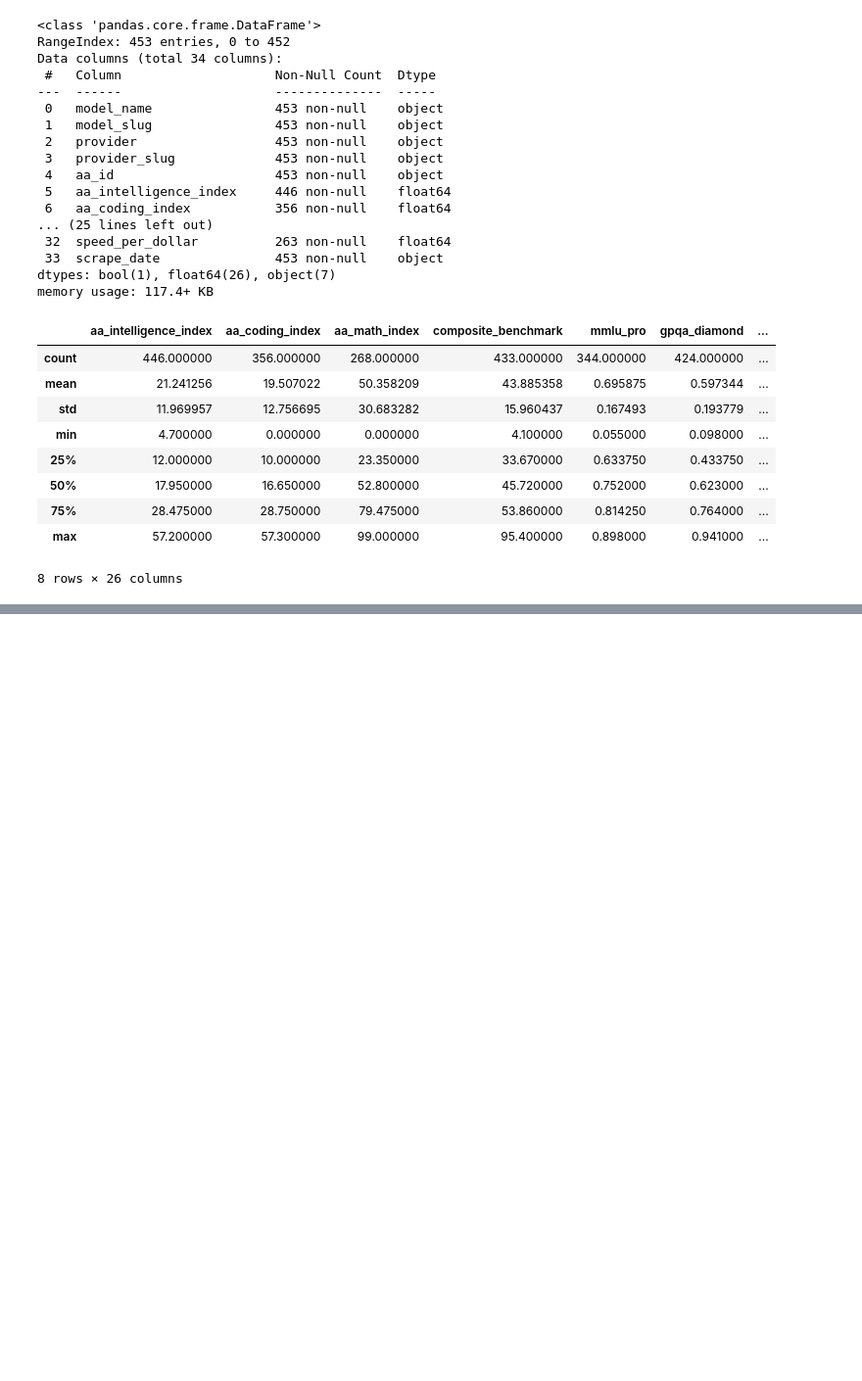
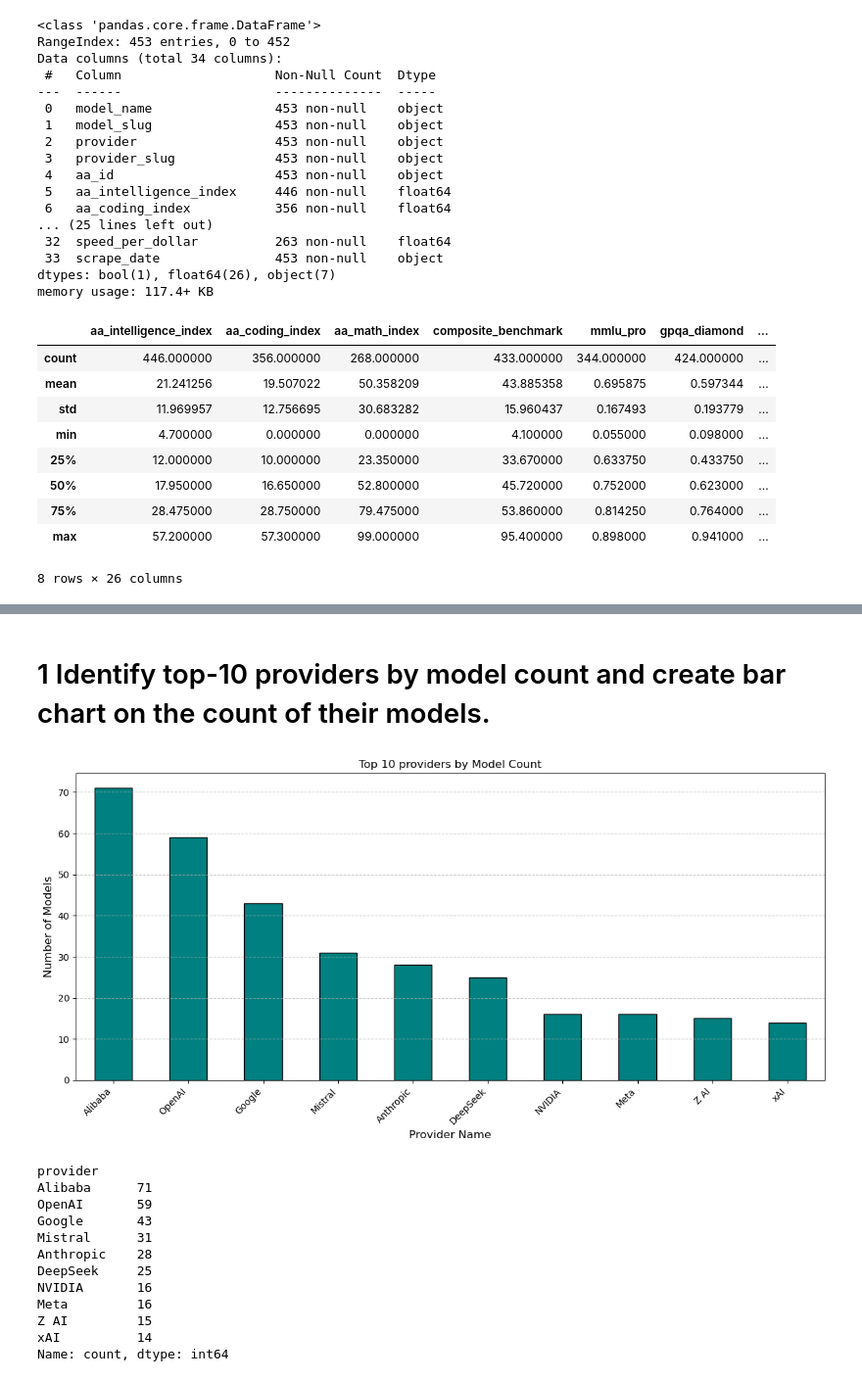
Before and after one commit to Dylan-Toriello/CS482Project, a Jupyter notebook: CS482_Project_data_cleaning.ipynb, the cells around one changed output, grey strips where cells are left out. Shown at 98% size. Drawn from its saved outputs; the diff is of its cells as text; code cells hidden in the pictures; blank space fills up the shorter version.

```diff
--- a/CS482_Project_data_cleaning.ipynb
+++ b/CS482_Project_data_cleaning.ipynb
@@ -76,3 +77,15 @@ df = df.drop(columns=['chatbot_arena_elo', 'arena_elo_ci95', 'arena_votes', 'elo
 # Convert release_year to integer and scrap date to datetime format
 df['release_year'] = df['release_year'].astype('Int64')
 df['scrape_date'] = pd.to_datetime(df['scrape_date'])
+# %%
+# scale raw benchmarks to match the intelligence_score scale of (0 - 100)
+raw_benchmarks = ['mmlu_pro', 'gpqa_diamond', 'humanitys_last_exam', 'livecodebench', 'scicode', 'math_500', 'aime_2025']
+
+for benchmark in raw_benchmarks:
+    df[benchmark] = df[benchmark] * 100
+
+#fill missing benchmark values with median so we can use in ML model
+raw_benchmarks = raw_benchmarks + ['aa_intelligence_index', 'aa_coding_index', 'composite_benchmark']
+
+for benchmark in raw_benchmarks:
+    df[benchmark] = df[benchmark].fillna(df[benchmark].median())
@@ -78,0 +112,33 @@ df['scrape_date'] = pd.to_datetime(df['scrape_date'])
+# %% [markdown]
+# 1 Identify top-10 providers by model count and create bar chart on the count of their models.
+# %%
+top10Providers = df['provider'].value_counts().head(10)
+
+# creation of barchart
+plt.figure(figsize=(12,6))
+top10Providers.plot(kind='bar',color='teal',edgecolor='black')
+
+plt.title('Top 10 providers by Model Count')
+plt.xlabel('Provider Name', fontsize=12)
+plt.ylabel('Number of Models', fontsize=12)
+plt.xticks(rotation=45, ha='right') # Rotate labels so they don't overlap
+plt.grid(axis='y', linestyle='--', alpha=0.7)
+
+plt.tight_layout()
+plt.show()
+
+print(top10Providers)
+# %% [output]
+[figure, added]
+provider
+Alibaba      71
+OpenAI       59
+Google       43
+Mistral      31
+Anthropic    28
+DeepSeek     25
+NVIDIA       16
+Meta         16
+Z AI         15
+xAI          14
+Name: count, dtype: int64
```
Also changed, not shown: parts of 5 cells of this notebook.
